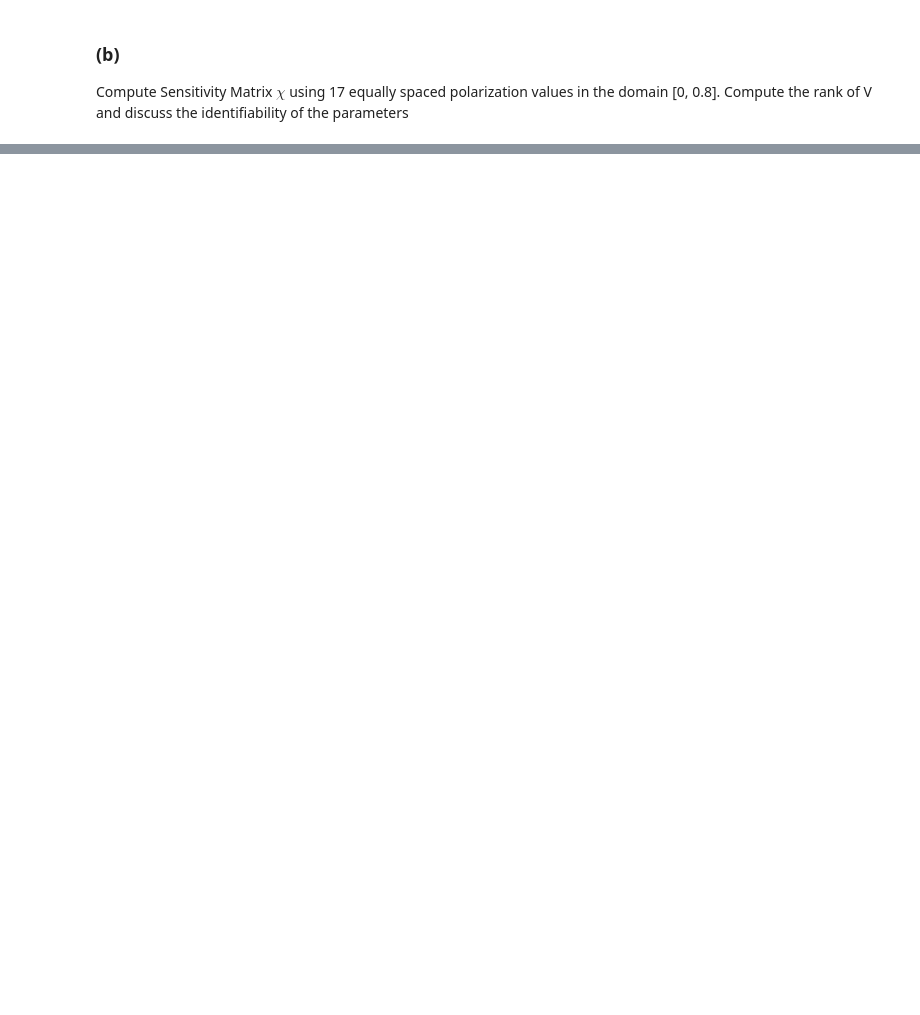
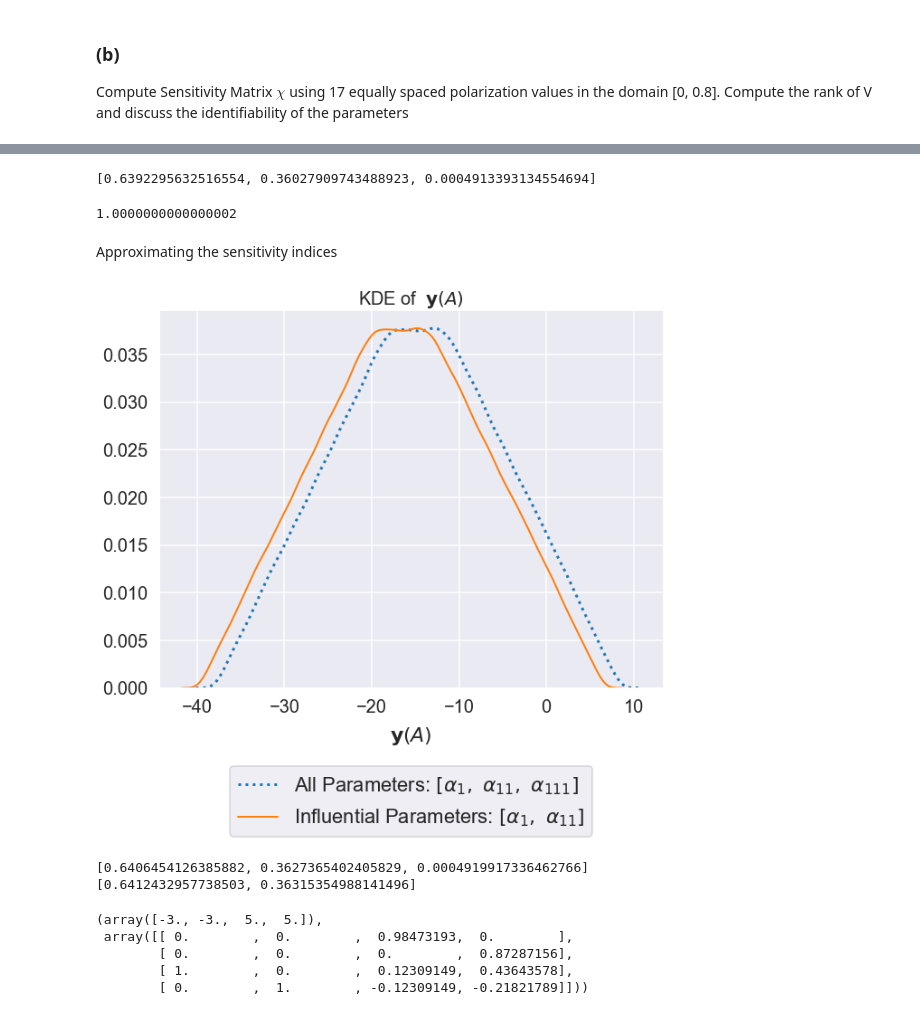
Before and after one commit to adamcwatts/MA540_UQ, a Jupyter notebook: Project2/Problem3.ipynb, the cells around one changed output, grey strips where cells are left out. Drawn from its saved outputs; the diff is of its cells as text; code cells hidden in the pictures; blank space fills up the shorter version.

```diff
--- a/Project2/Problem3.ipynb
+++ b/Project2/Problem3.ipynb
@@ -62,0 +157,69 @@ evaluate at q:  -14.722545371428575
+# %%
+c_i = [(1/3)*0.8**3, (1/5)*0.8**5, (1/7)*0.8**7]
+variance_i = [(q[i]*1.2 - q[i]*0.8)**2 / 12 for i in range(3)]
+D_i = [variance_i[n]*c_i[n]**2 for n in range(3)]
+D = sum(D_i)
+
+S_i = [D_i[n]/D for n in range(3)]
+print(S_i)
+sum(S_i)
+# %% [output]
+[0.6392295632516554, 0.36027909743488923, 0.0004913393134554694]
+1.0000000000000002
+# %% [markdown]
+Approximating the sensitivity indices
+# %%
+q_range = [[q[k]*0.8, q[k]*1.2,] for k in range(3)]
+q_range[0] = list(reversed(q_range[0]))
+M = int(10e5)
+a, b=[np.random.uniform(q_range[k][0], q_range[k][1],M) for k in range(3)], [np.random.uniform(q_range[k][0], q_range[k][1],M) for k in range(3)]
+A, B = np.transpose(np.asarray(a)), np.transpose(np.asarray(b))
+C = np.copy(A)
+
+D = np.row_stack((A,B))
+# %%
+S_numerical_all = [sobol_calc(A, B, C, D, y, i) for i in range(3)]
+# first index of tuple is S_i , second index of tuple is S_Ti
+# %%
+S_numerical_influential = [sobol_calc(A[:,0:2], B[:,0:2], C[:,0:2], D[:,0:2], y_trunc, i) for i in range(2)]
+# first index of tuple is S_i , second index of tuple is S_Ti
+# REMOVED a_111
+# %%
+# KDE Plot for 2 variables a_1, a_11 : Influential Only
+# KDE Plot for 3 variables a_1, a_11, and a_111
+fig, axes = plt.subplots(nrows=1, ncols=1,figsize=(10, 10))
+sns.kdeplot(S_numerical_all[0][-1], label='All Parameters:' + r' $[\alpha_1 ,\ \alpha_{11} ,\ \alpha_{111}]$', linewidth=3, linestyle=':')
+sns.kdeplot(S_numerical_influential[0][-1], label='Influential Parameters:' + r' $[\alpha_1 ,\ \alpha_{11}]$',linewidth=2)
+axes.set_xlabel(r'$\bf{y}$' +'$(A)$', labelpad=10)
+axes.set_title('KDE of' + r'  $\bf{y}$' +'$(A)$');
+plt.legend(bbox_to_anchor=(+0.5, -0.30), loc='center', borderaxespad=0.)
+# plt.tight_layout()
+fig.subplots_adjust(bottom=0.30)
+plt.savefig('KDE_Overlap.png')
+# %% [output]
+[figure, added]
+# %%
+s_total = [S_numerical_all[i][0] for i in range(3)]
+print(s_total)
+
+s_distinct = [S_numerical_influential[i][0] for i in range(2)]
+print(s_distinct)
+# %% [output]
+[0.6406454126385882, 0.3627365402405829, 0.0004919917336462766]
+[0.6412432957738503, 0.36315354988141496]
+# %%
+# give_me_random_q = [[], [],[]]
+# for i in range(len(q)):  # generate random inputs
+#             give_me_random_q[i] = q[i]*0.8 + (q[i]*1.2-q[i]*0.8)*np.random.uniform(0,1)
+
+# give_me_random_q
+
+A_matrix = np.array([[5, 0, 0, 0 ], [0, 5, 0, 0], [1, 4, -3, 0], [-1, -2, 0, -3]])
+
+np.linalg.eig(A_matrix)
+# %% [output]
+(array([-3., -3.,  5.,  5.]),
+ array([[ 0.        ,  0.        ,  0.98473193,  0.        ],
+        [ 0.        ,  0.        ,  0.        ,  0.87287156],
+        [ 1.        ,  0.        ,  0.12309149,  0.43643578],
+        [ 0.        ,  1.        , -0.12309149, -0.21821789]]))
```
Also changed, not shown: parts of 6 cells of this notebook, 1 other file.
